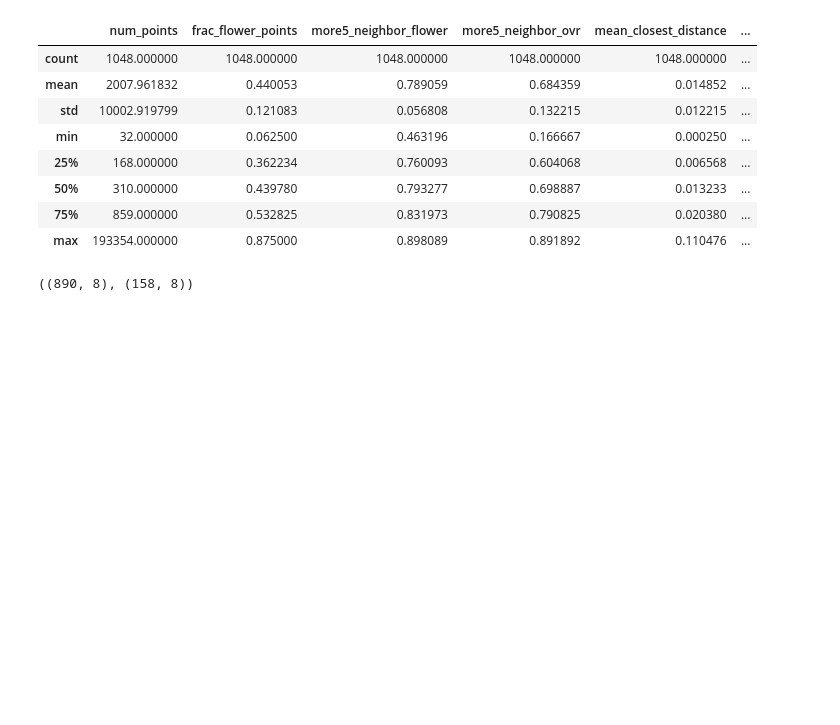
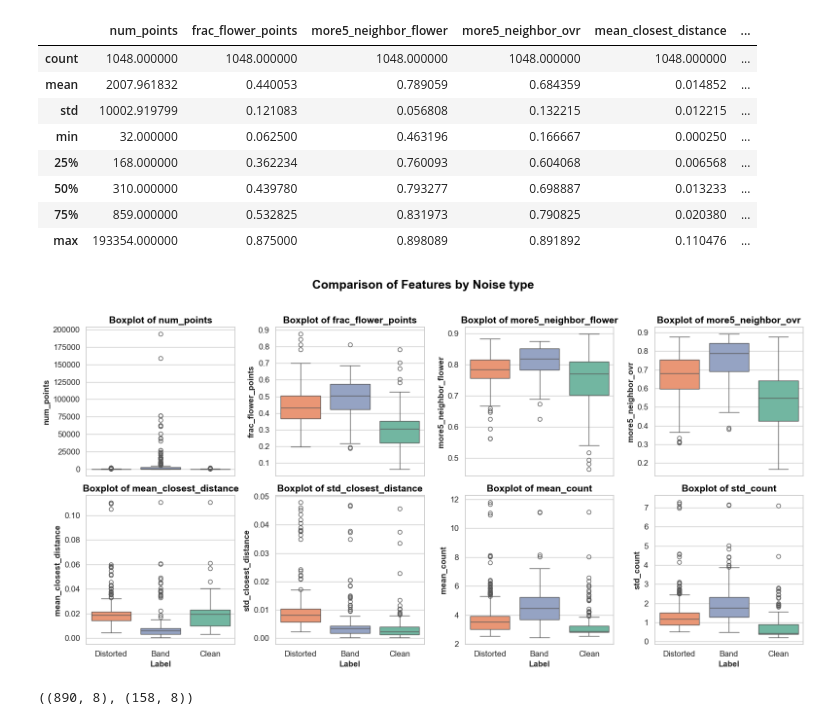
Before and after one commit to Keerthiharan-A/2D-Point-Cloud-Simplification-And-Reconstruction, a Jupyter notebook: RF_Discernment.ipynb, the cells around one changed output. Cells and saved outputs as stored; diff of their text form; code cells hidden in the pictures; blank space fills up the shorter version.

```diff
--- a/RF_Discernment.ipynb
+++ b/RF_Discernment.ipynb
@@ -55,6 +55,38 @@ df.describe()
 | 50% | 310.000000 | 0.439780 | 0.793277 | 0.698887 | 0.013233 | ... |
 | 75% | 859.000000 | 0.532825 | 0.831973 | 0.790825 | 0.020380 | ... |
 | max | 193354.000000 | 0.875000 | 0.898089 | 0.891892 | 0.110476 | ... |
+# %%
+import seaborn as sns
+import matplotlib.pyplot as plt
+
+features = ['num_points', 'frac_flower_points', 'more5_neighbor_flower',
+            'more5_neighbor_ovr', 'mean_closest_distance', 'std_closest_distance',
+            'mean_count', 'std_count']
+
+sns.set(style="whitegrid")
+
+num_features = len(features)
+num_rows = 2
+num_cols = 4
+
+fig, axes = plt.subplots(num_rows, num_cols, figsize=(16, 8), sharex=True)
+
+for i, feature in enumerate(features):
+    row = i // num_cols
+    col = i % num_cols
+    sns.boxplot(x='label', y=feature, data=df, ax=axes[row, col],
+                order=['Distorted', 'Band', 'Clean'], hue='label', palette='Set2', legend=False)
+
+    axes[row, col].set_title(f'Boxplot of {feature}', fontsize=14, fontweight='bold', color='black')
+    axes[row, col].set_ylabel(feature, fontsize=12, fontweight='bold')
+    axes[row, col].set_xlabel('Label', fontsize=12, fontweight='bold')
+    axes[row, col].tick_params(axis='both', labelsize=12)
+
+plt.suptitle('Comparison of Features by Noise type', fontsize=18, fontweight='bold', color='black', y=1.02)
+plt.tight_layout()
+plt.show()
+# %% [output]
+[figure, added]
 # %%
 X = df.drop(['label', 'file_name'], axis=1)
 y = df['label']
```
Also changed, not shown: parts of 17 cells of this notebook, 4 other files.
